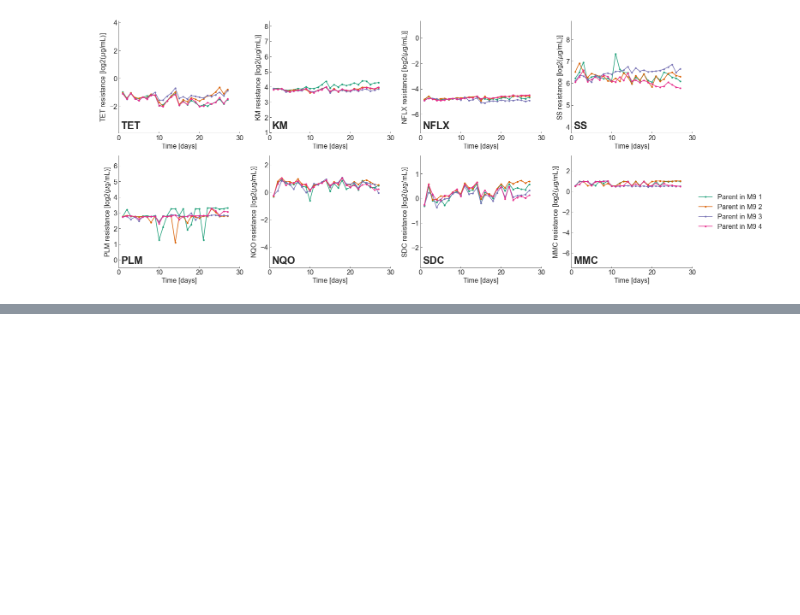
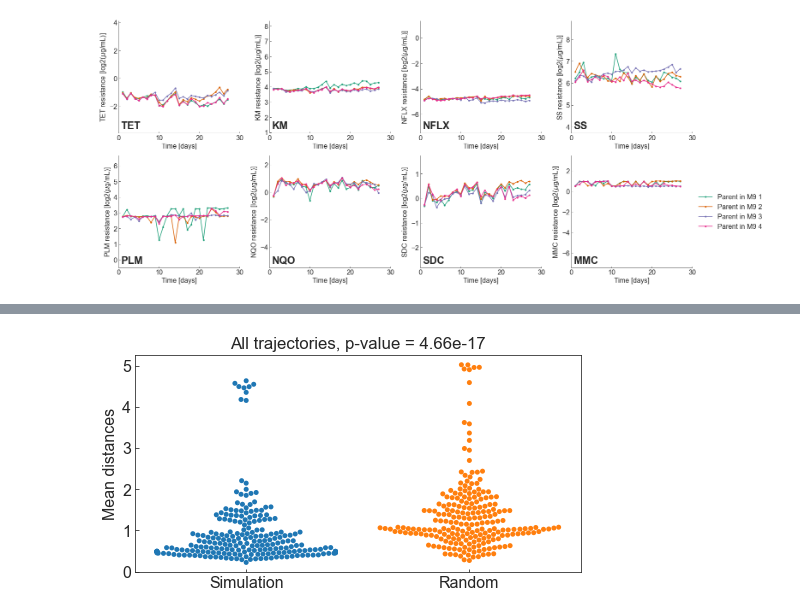
Before and after one commit to jiwasawa/resistance-landscape, a Jupyter notebook: Supplemental_figure_generation.ipynb, the cells around one changed output, grey strips where cells are left out. Drawn from its saved outputs; the diff is of its cells as text; code cells hidden in the pictures; blank space fills up the shorter version.

```diff
--- a/Supplemental_figure_generation.ipynb
+++ b/Supplemental_figure_generation.ipynb
@@ -322,0 +292,83 @@ plt.show()
+# %%
+#Fig.S2-4.
+num_seeds = 20
+seed_shift = 29  # 28 is nice for Parent in TET, 190, 460 is nice for KME1 in NFLX
+
+n_epochs = 10
+eta = 0.4
+noise_strength = 0.3
+num_runs = 1
+alpha = 0.5
+cm = sns.color_palette("deep", as_cmap=True)
+
+stress_indices = [0, 0, 0, 1, 1, 1, 1, 1, 2, 2, 2]
+strain_names = ['Parent in TET', 'KME1 in TET', 'KME5 in TET',
+                'Parent in KM', 'TETE4 in KM', 'TETE6 in KM', 'NFLXE4 in KM', 'NFLXE6 in KM',
+                'Parent in NFLX', 'KME1 in NFLX', 'KME5 in NFLX']
+
+
+all_mean_exp_sim_list = []
+all_mean_exp_rand_list = []
+for stress_index, strain_name in zip(stress_indices, strain_names):
+
+    if strain_name=='KME1 in NFLX':
+        n_epochs = 150
+    else:
+        n_epochs = 10
+
+    l_params = landscape_props(stress_index)
+    traj_pca_df = pd.DataFrame()
+    traj_pca_df = plot_pca_traj2(strain_name, traj_pca_df=traj_pca_df, cmap=cm,
+                                 start_time=0, alpha=1, plot=False)
+    traj_exp = traj_pca_df.iloc[:, :2].values # first 2 dim. for experimental trajectory
+
+    mean_exp_sim_list = []
+    mean_exp_rand_list = []
+
+    for seed_ in range(seed_shift, seed_shift+num_seeds):
+        np.random.seed(seed_)
+        traj_sim = run_draw_kde_path(strain_name, stress_index, l_params, n_epochs,
+                                                eta, noise_strength, num_runs, alpha=alpha, plot=False, color='gray')
+        # Brownian motion
+        traj_rand = run_draw_kde_path(strain_name, stress_index, l_params, n_epochs,
+                                                0, noise_strength, num_runs, alpha=alpha, plot=False, color='k')
+
+        exp_sim_distances = []
+        exp_rand_distances = []
+
+        for exp_index in range(traj_exp.shape[0]):
+            exp_with_sim = np.append(traj_exp[exp_index, :].reshape(1, 2), traj_sim, axis=0)
+            nbrs1 = NearestNeighbors(n_neighbors=2, algorithm='ball_tree').fit(exp_with_sim)
+            distances1, indices1 = nbrs1.kneighbors(exp_with_sim)
+            exp_sim_distances.append(distances1[0, 1])
+
+            exp_with_rand = np.append(traj_exp[exp_index, :].reshape(1, 2), traj_rand, axis=0)
+            nbrs2 = NearestNeighbors(n_neighbors=2, algorithm='ball_tree').fit(exp_with_rand)
+            distances2, indices2 = nbrs2.kneighbors(exp_with_rand)
+            exp_rand_distances.append(distances2[0, 1])
+
+        mean_exp_sim = np.array(exp_sim_distances).mean()
+        mean_exp_rand = np.array(exp_rand_distances).mean()
+        mean_exp_sim_list.append(mean_exp_sim)
+        mean_exp_rand_list.append(mean_exp_rand)
+
+
+    all_mean_exp_sim_list.extend(mean_exp_sim_list)
+    all_mean_exp_rand_list.extend(mean_exp_rand_list)
+    df1 = pd.DataFrame({'Mean distances':mean_exp_rand_list, 'Label':['Random']*num_seeds})
+    df2 = pd.DataFrame({'Mean distances':mean_exp_sim_list, 'Label':['Simulation']*num_seeds})
+    df = df2.append(df1)
+
+statistic, pvalue = mannwhitneyu(all_mean_exp_sim_list, all_mean_exp_rand_list, use_continuity=False, alternative='less')
+df1 = pd.DataFrame({'Mean distances':all_mean_exp_rand_list, 'Label':['Random']*len(all_mean_exp_rand_list)})
+df2 = pd.DataFrame({'Mean distances':all_mean_exp_sim_list, 'Label':['Simulation']*len(all_mean_exp_sim_list)})
+df = df2.append(df1)
+
+plt.figure(figsize=(8,4))
+sns.swarmplot(x='Label', y='Mean distances', data=df)
+plt.xlabel('')
+plt.title('All trajectories, p-value = '+'{:.2e}'.format(pvalue))
+# plt.savefig(str(save_path / "figS2-4.pdf"), dpi=400, bbox_inches='tight')
+plt.show()
+# %% [output]
+[figure, added]
```
Also changed, not shown: parts of 7 cells of this notebook, 2 other files.
